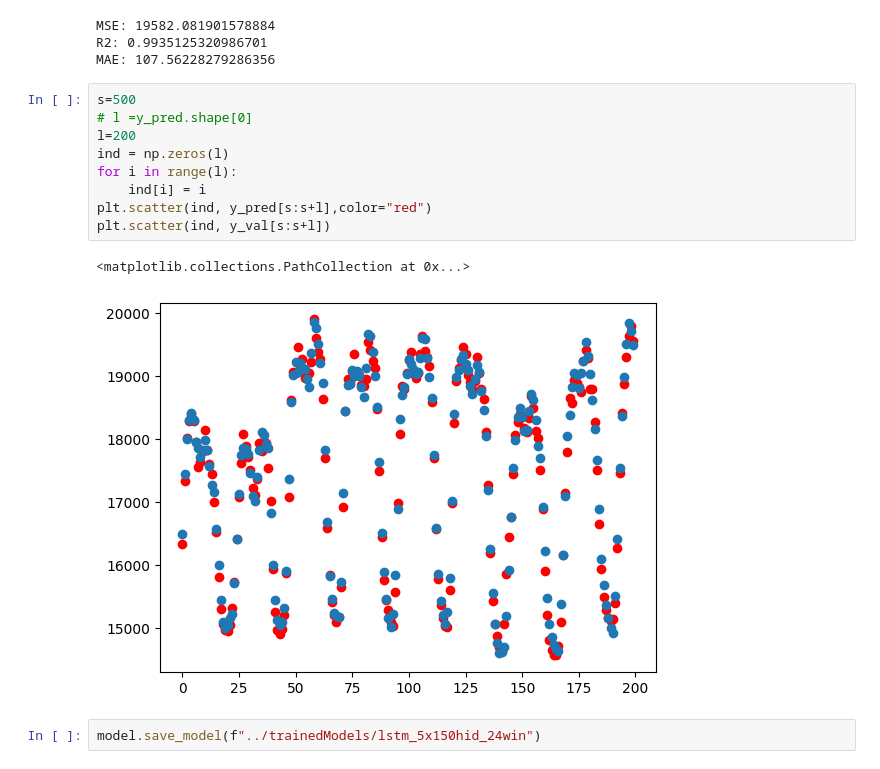
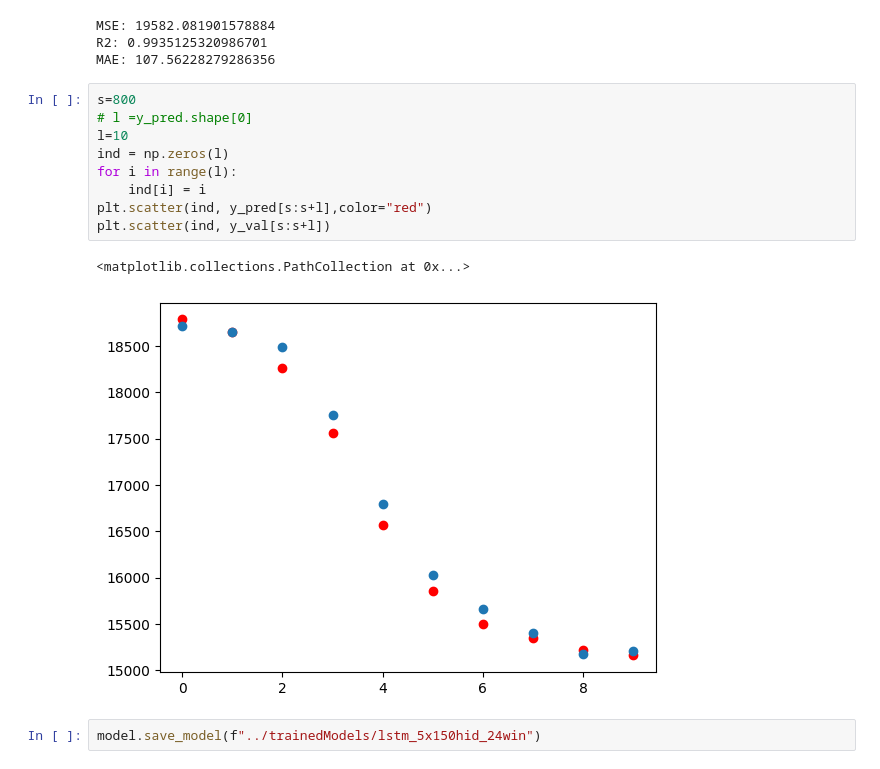
Before and after one commit to PhilJ0ly/EnergyNeedPrediction, a Jupyter notebook: models/lstm.ipynb, the cells around one changed output. Cells and saved outputs as stored; diff of their text form.

```diff
--- a/models/lstm.ipynb
+++ b/models/lstm.ipynb
@@ -225,16 +225,16 @@ MSE: 19582.081901578884
 R2: 0.9935125320986701
 MAE: 107.56228279286356
 # %%
-s=500
+s=800
 # l =y_pred.shape[0]
-l=200
+l=10
 ind = np.zeros(l)
 for i in range(l):
     ind[i] = i
 plt.scatter(ind, y_pred[s:s+l],color="red")
 plt.scatter(ind, y_val[s:s+l])
 # %% [output]
 <matplotlib.collections.PathCollection at 0x...>
-[figure, old version]
+[figure, new version]
 # %%
 model.save_model(f"../trainedModels/lstm_5x150hid_24win")
```
Also changed, not shown: 3 other files.
